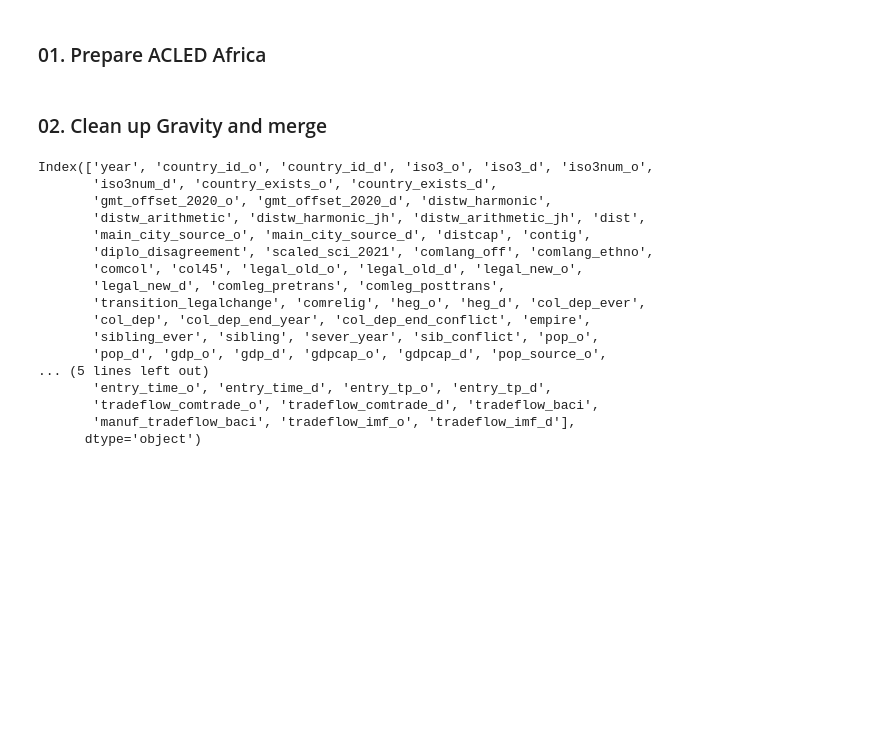
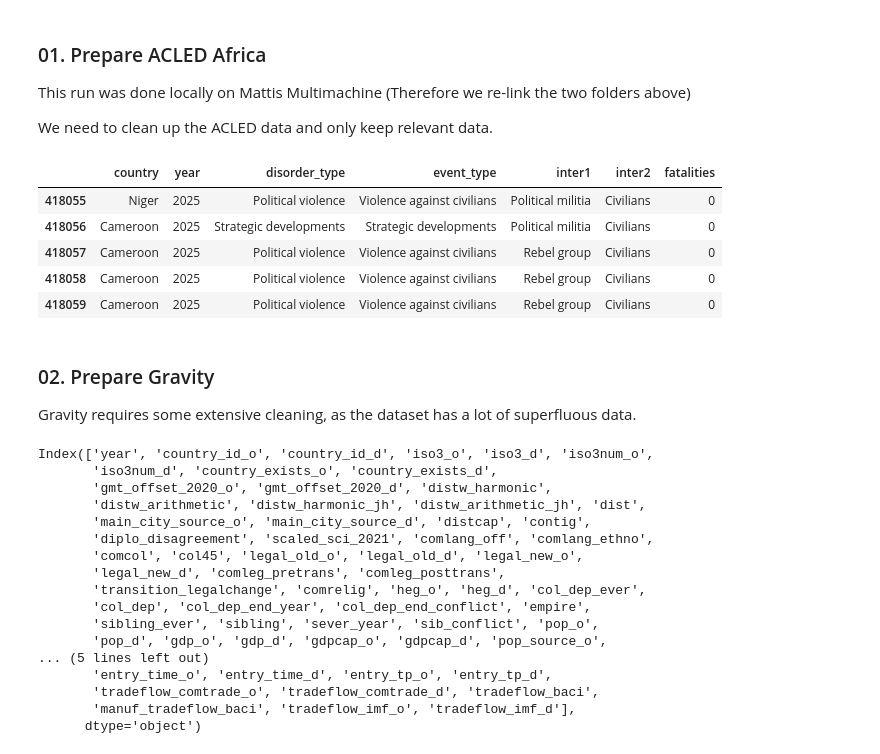
Before and after one commit to poopiboi/bachelor_2026, a Jupyter notebook: 02_EDA.ipynb, the cells around one changed output. Drawn from its saved outputs; the diff is of its cells as text; code cells hidden in the pictures; blank space fills up the shorter version.

```diff
--- a/02_EDA.ipynb
+++ b/02_EDA.ipynb
@@ -37,22 +38,38 @@ df_g = pd.read_csv(gravity)
 # %% [markdown]
 ### 01. Prepare ACLED Africa
+
+This run was done locally on Mattis Multimachine (Therefore we re-link the two folders above)
+<!--  -->
+We need to clean up the ACLED data and only keep relevant data.
 # %%
+acled_af = f"{ACLED_folder_path}/ACLEDAfricaData_1997_2026-02-02.csv"
+gravity = f"{Gravity_folder_path}/Gravity_V202211.csv"
+
+df_a = pd.read_csv(acled_af)
+df_g = pd.read_csv(gravity)
+
 # We can filter to the relevant columns we want - More can be added here, but update dummy code below if need be
 #   inter1 is the perpetrator, inter2 is the target
 df_a_filter = df_a[["country", "year", "disorder_type", "event_type", "inter1", "inter2", "fatalities"]
 ].copy()
 
 # We save a list of all unique possible values for the columns for future use and reference.
 country_list = df_a_filter["country"].unique()
 country_list.sort()
 disorder_types = df_a_filter["disorder_type"].unique()
 event_types = df_a_filter["event_type"].unique()
 attack_groups = df_a_filter["inter1"].unique()
 target_groups = df_a_filter["inter2"].unique()
 
-# Now we need to link the countries to the tags in Gravity
-
+# Now we need to link the countries to the tags in Gravity, so the countries can be linked between the two datasets
 df_a_filter.tail(5)
+# %% [output]
+|  | country | year | disorder_type | event_type | inter1 | inter2 | fatalities |
+| 418055 | Niger | 2025 | Political violence | Violence against civilians | Political militia | Civilians | 0 |
+| 418056 | Cameroon | 2025 | Strategic developments | Strategic developments | Political militia | Civilians | 0 |
+| 418057 | Cameroon | 2025 | Political violence | Violence against civilians | Rebel group | Civilians | 0 |
+| 418058 | Cameroon | 2025 | Political violence | Violence against civilians | Rebel group | Civilians | 0 |
+| 418059 | Cameroon | 2025 | Political violence | Violence against civilians | Rebel group | Civilians | 0 |
 # %%
 df = df_a_filter.copy()
 
@@ -87,7 +104,9 @@ result["iso"] = result["country"].map(country_iso_dict)
 
 # ACLED is now ready for merging
 # %% [markdown]
-### 02. Clean up Gravity and merge
+### 02. Prepare Gravity
+
+Gravity requires some extensive cleaning, as the dataset has a lot of superfluous data.
 # %%
 display(df_g.columns)
 # %% [output]
```
Also changed, not shown: parts of 18 cells of this notebook, 1 other file.
